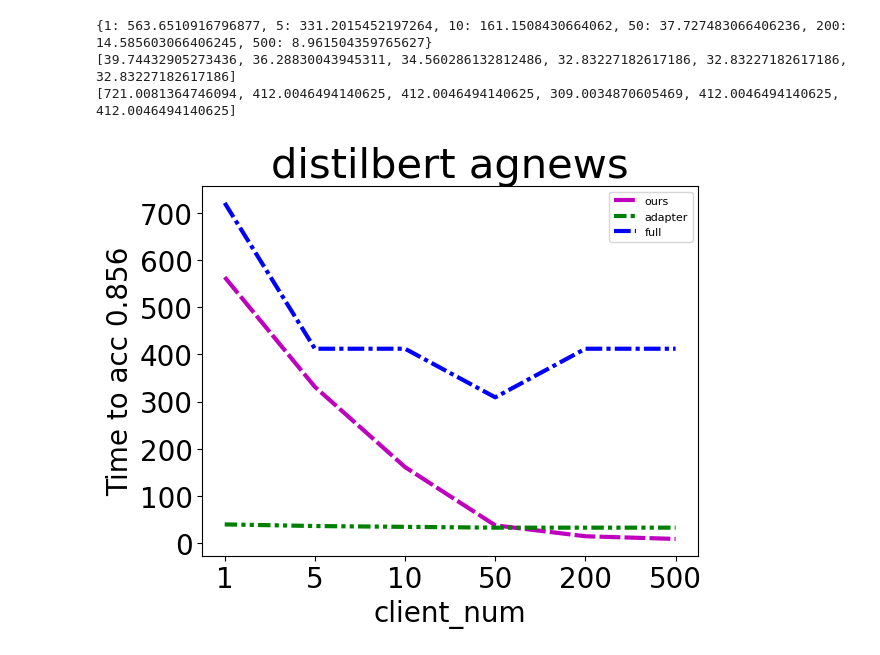
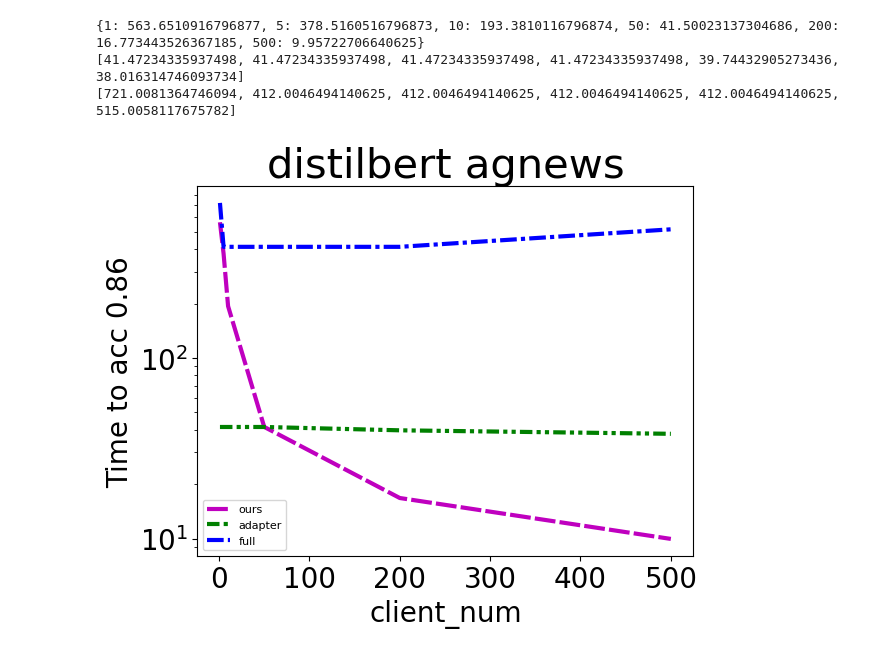
Before and after one commit to UbiquitousLearning/FwdLLM, a Jupyter notebook: all_figures/figure12/figure12.ipynb, the cells around one changed output. Cells and saved outputs as stored; diff of their text form; code cells hidden in the pictures.

```diff
--- a/all_figures/figure12/figure12.ipynb
+++ b/all_figures/figure12/figure12.ipynb
@@ -15,7 +15,7 @@ train_time_dict = {"ours":0.3085584,"adapter":4.1634,"fedsgd":4.1634,"full":6.93
 local_data_num_dict = {"agnews":15,"yahoo":18}
 comm_bandwidth = 10 * 1024**2 /8  # k * 1024**2 /8 => k Mb/s
 
-target_acc = 0.856
+target_acc = 0.86
 time_to_acc_dict ={}
 
 eval_frequence = 5 if dataset == "yahoo" else 1
@@ -101,7 +101,7 @@ print(time_to_acc_dict)
 # plt.title(f"{model} {dataset}",fontsize=30)
 # plt.show()
 
-plt.plot(range(len(time_to_acc_list)), time_to_acc_list, linestyle=linestyle[i], color=colors[i],label='ours',linewidth=lw)
+plt.plot(client_num_list, time_to_acc_list, linestyle=linestyle[i], color=colors[i],label='ours',linewidth=lw)
 
 new_client_num_list = [1,5,10,50,200,500]
 method_list = ['adapter','full']
@@ -117,36 +117,37 @@ for i,method in enumerate(method_list):
                 if "Trainable" in line:
                     param_num = int(line[line.rfind(":")+2:-2])
                     break
             comm_time = param_num * 4 / comm_bandwidth
             acc = [0]
             adhoc = f'1,1,1'
             max_acc = 0
             for line in f:
                 if "'acc':" in line:
                     cur_acc = float(line[line.rfind("'acc':")+7:line.rfind(",")])
                     if cur_acc>max_acc:
                         max_acc = cur_acc
                     else:
                         cur_acc = max_acc
                     acc.append(cur_acc)
             time_list = round_to_time(len(acc),eval_frequence,comm_time,method,local_data_num,adhoc)
             # time_to_acc_dict[client_num] = get_time_to_target_acc(target_acc,acc,time_list)
             time_to_acc_list.append(get_time_to_target_acc(target_acc,acc,time_list))
     print(time_to_acc_list)
-    plt.plot(range(len(time_to_acc_list)), time_to_acc_list, linestyle=linestyle[i+1], color=colors[i+1],label=method,linewidth=lw)
+    plt.plot(client_num_list, time_to_acc_list, linestyle=linestyle[i+1], color=colors[i+1],label=method,linewidth=lw)
 
 
-plt.xticks(range(len(time_to_acc_list)),client_num_list)
+# plt.xticks(range(len(time_to_acc_list)),client_num_list)
 plt.xlabel("client_num",fontsize=20)
 plt.ylabel(f"Time to acc {target_acc}",fontsize=20)
 plt.xticks(size = 20)
 plt.yticks(size = 20)
+plt.yscale('log')
 plt.legend(fontsize=8)
 plt.title(f"{model} {dataset}",fontsize=30)
 # plt.show()
 plt.savefig("/data/wyz/ForwardFL-Latex/figs/eval-e2e-clients.pdf",bbox_inches="tight")
 # %% [output]
-{1: 563.6510916796877, 5: 331.2015452197264, 10: 161.1508430664062, 50: 37.727483066406236, 200: 14.585603066406245, 500: 8.961504359765627}
-[39.74432905273436, 36.28830043945311, 34.560286132812486, 32.83227182617186, 32.83227182617186, 32.83227182617186]
-[721.0081364746094, 412.0046494140625, 412.0046494140625, 309.0034870605469, 412.0046494140625, 412.0046494140625]
+{1: 563.6510916796877, 5: 378.5160516796873, 10: 193.3810116796874, 50: 41.50023137304686, 200: 16.773443526367185, 500: 9.95722706640625}
+[41.47234335937498, 41.47234335937498, 41.47234335937498, 41.47234335937498, 39.74432905273436, 38.016314746093734]
+[721.0081364746094, 412.0046494140625, 412.0046494140625, 412.0046494140625, 412.0046494140625, 515.0058117675782]
-[figure, old version]
+[figure, new version]
```
Also changed, not shown: 2 other files.
